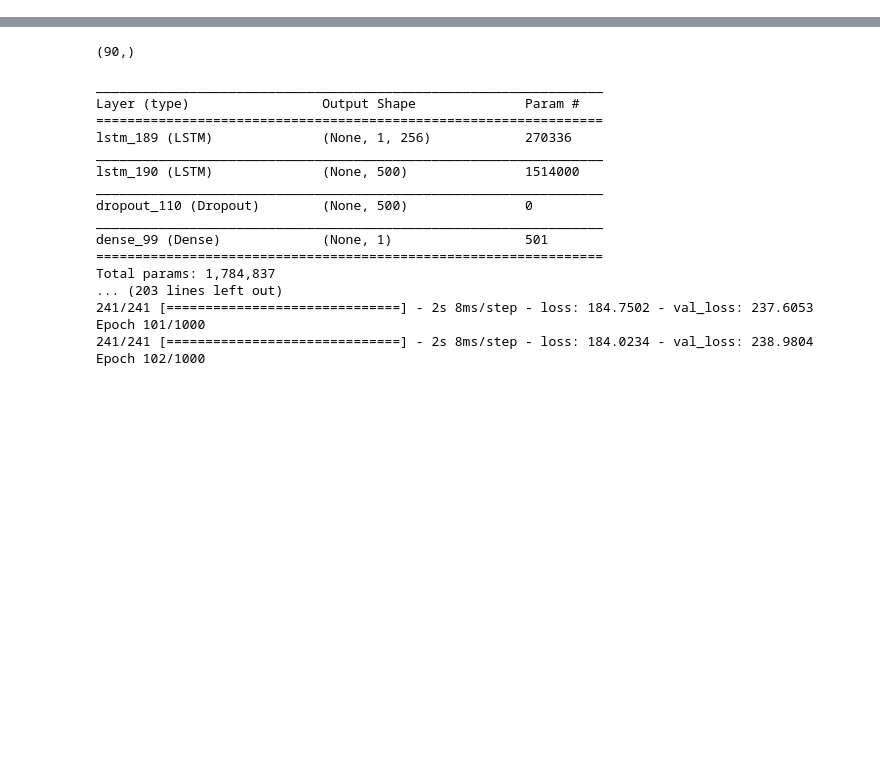
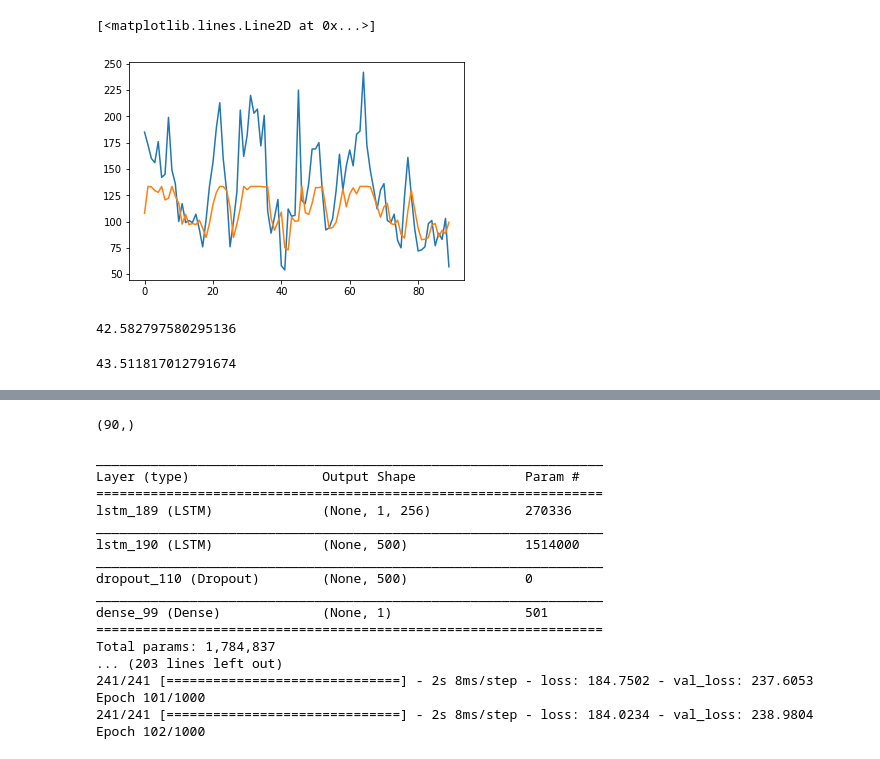
Before and after one commit to juansebastiang29/dashborard_sc, a Jupyter notebook: src/Time_Series_Models.ipynb, the cells around one changed output, grey strips where cells are left out. Cells and saved outputs as stored; diff of their text form; code cells hidden in the pictures; blank space fills up the shorter version.

Commit message:
LSTM

```diff
--- a/src/Time_Series_Models.ipynb
+++ b/src/Time_Series_Models.ipynb
@@ -74,3 +97,7 @@ df_ts.set_index("FechaCreaciónOrden",drop=False,inplace=True)
+# %%
+df = df[(df.NombreProducto.isin(products)) &
+        (df.cantidadVendida<=np.percentile(df.cantidadVendida,q=99))]
+df = df["2017-07":]
 # %%
 import numpy
 import matplotlib.pyplot as plt
@@ -105,0 +139,18 @@ Y_train, Y_test = train_test_split_sg(Y)
+# %%
+
+def train_test_reshape(serie):
+
+    #dividir la data
+    train_size = int(len(serie) * 0.7)
+    test_size = len(serie) - train_size
+    train, test = serie.iloc[0:train_size,:], serie.iloc[train_size:len(serie),:]
+
+    trainX, trainY = train.iloc[:,:-1].values, train.iloc[:,-1].values
+    testX, testY = test.iloc[:,:-1].values, test.iloc[:,-1].values
+
+    trainX = numpy.reshape(trainX, (trainX.shape[0], 1, trainX.shape[1]))
+    testX = numpy.reshape(testX, (testX.shape[0], 1, testX.shape[1]))
+    return {'X_train':trainX,'Y_train':trainY,
+            'X_test':testX,'Y_test':testY}
+# %%
+data_trainig  = train_test_reshape(serie=create_sequence(df_=df,product=products[2]))
@@ -105,0 +161,15 @@ Y_train, Y_test = train_test_split_sg(Y)
+# %%
+
+model = Sequential()
+model.add(LSTM(120,input_shape=(1, 1),return_sequences=True))
+model.add(LSTM(120))
+model.add(Dropout(0.3))
+model.add(Dense(1))
+model.compile(loss='mean_absolute_error', optimizer='adam')
+model.summary()
+history = model.fit(data_trainig['X_train'], data_trainig['Y_train'],
+                    validation_data=(data_trainig['X_test'], data_trainig['Y_test']),
+                    epochs=200,
+                    batch_size=1,
+                    verbose=1,
+                    callbacks=[call_back_])
@@ -105,0 +205,16 @@ Y_train, Y_test = train_test_split_sg(Y)
+# %%
+# predicciones
+testPredict = model.predict(data_trainig['X_test'])
+plt.plot(data_trainig['Y_test'])
+plt.plot(testPredict)
+# %% [output]
+[<matplotlib.lines.Line2D at 0x...>]
+[figure, added]
+# %%
+metrics.mean_absolute_error(testPredict,data_trainig['Y_test'])
+# %% [output]
+42.582797580295136
+# %%
+np.sqrt(metrics.mean_squared_error(testPredict,data_trainig['Y_test']))
+# %% [output]
+43.511817012791674
```
Also changed, not shown: parts of 30 cells of this notebook, 1 other file.
